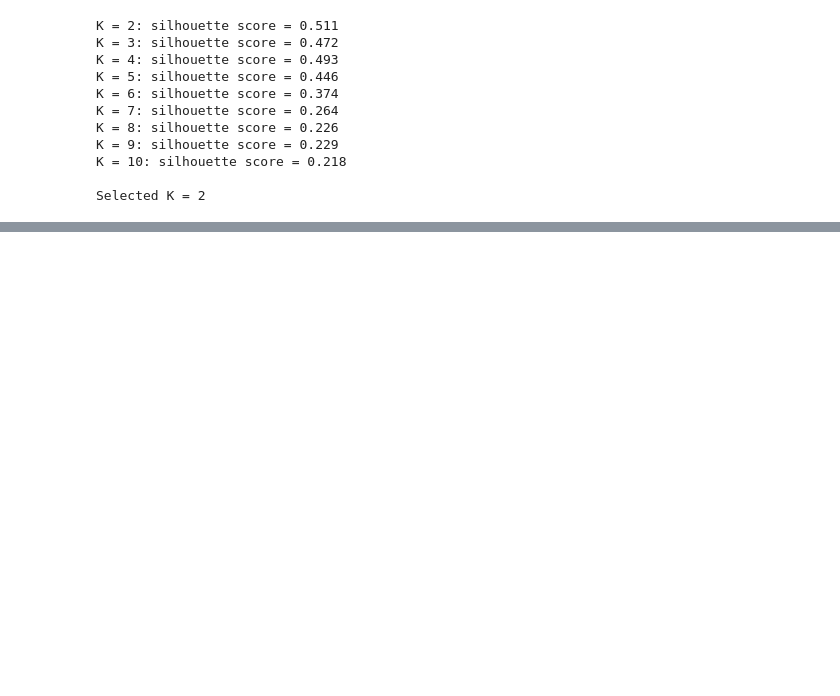
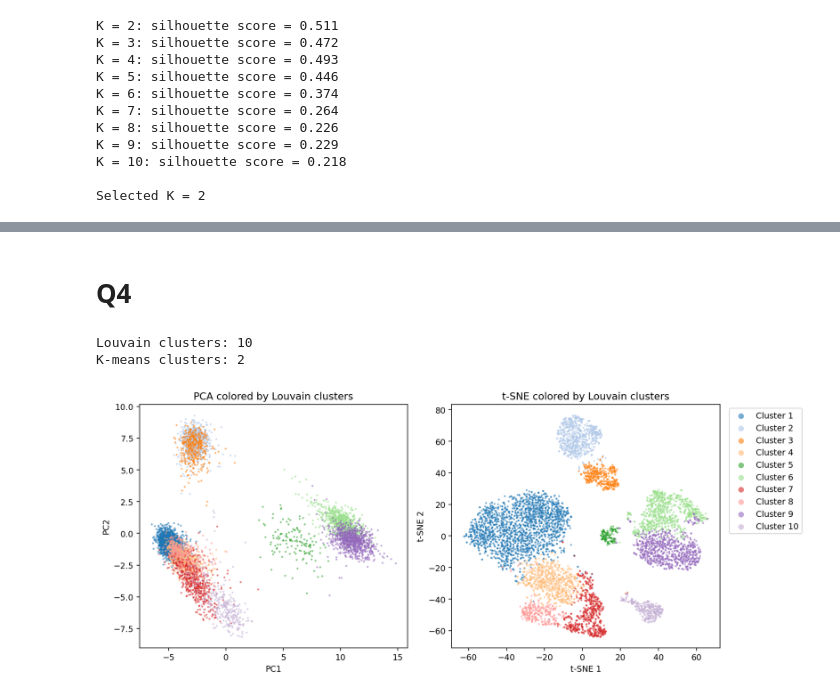
Before and after one commit to CharlotteZZh/BMCS-4480_HW2, a Jupyter notebook: BMCS-4480_HW2.ipynb, the cells around one changed output, grey strips where cells are left out. Saved outputs shown, nothing was run; the diff lists cells and outputs as text; code cells hidden in the pictures; blank space fills up the shorter version.

```diff
--- a/BMCS-4480_HW2.ipynb
+++ b/BMCS-4480_HW2.ipynb
@@ -133,0 +167,39 @@ I chose K = 2 because it had the highest silhouette score (0.511) among the valu
+# %% [markdown]
+# Q4
+# %%
+import networkx as nx
+
+undirected_adjacency = adjacency.maximum(adjacency.T)
+graph = nx.from_scipy_sparse_array(undirected_adjacency)
+communities = nx.community.louvain_communities(graph, resolution=1, seed=42)
+
+louvain_ids = np.zeros(len(counts), dtype=int)
+for cluster, cells in enumerate(communities, start=1):
+    louvain_ids[list(cells)] = cluster
+
+n_louvain = len(communities)
+print(f"Louvain clusters: {n_louvain}")
+print(f"K-means clusters: {best_k}")
+# %% [output]
+Louvain clusters: 10
+K-means clusters: 2
+# %%
+fig, axes = plt.subplots(1, 2, figsize=(12, 5))
+colors = plt.get_cmap("tab20")
+
+for cluster in range(1, n_louvain + 1):
+    mask = louvain_ids == cluster
+    axes[0].scatter(pc_scores[mask, 0], pc_scores[mask, 1],
+                    s=5, alpha=0.6, linewidths=0,
+                    color=colors(cluster - 1), label=f"Cluster {cluster}")
+    axes[1].scatter(embedding[mask, 0], embedding[mask, 1],
+                    s=5, alpha=0.6, linewidths=0,
+                    color=colors(cluster - 1), label=f"Cluster {cluster}")
+
+axes[0].set(title="PCA colored by Louvain clusters", xlabel="PC1", ylabel="PC2")
+axes[1].set(title="t-SNE colored by Louvain clusters", xlabel="t-SNE 1", ylabel="t-SNE 2")
+axes[1].legend(loc="upper left", bbox_to_anchor=(1.02, 1), markerscale=3)
+plt.tight_layout()
+plt.show()
+# %% [output]
+[figure, added]
```
Also changed, not shown: parts of 7 cells of this notebook.
